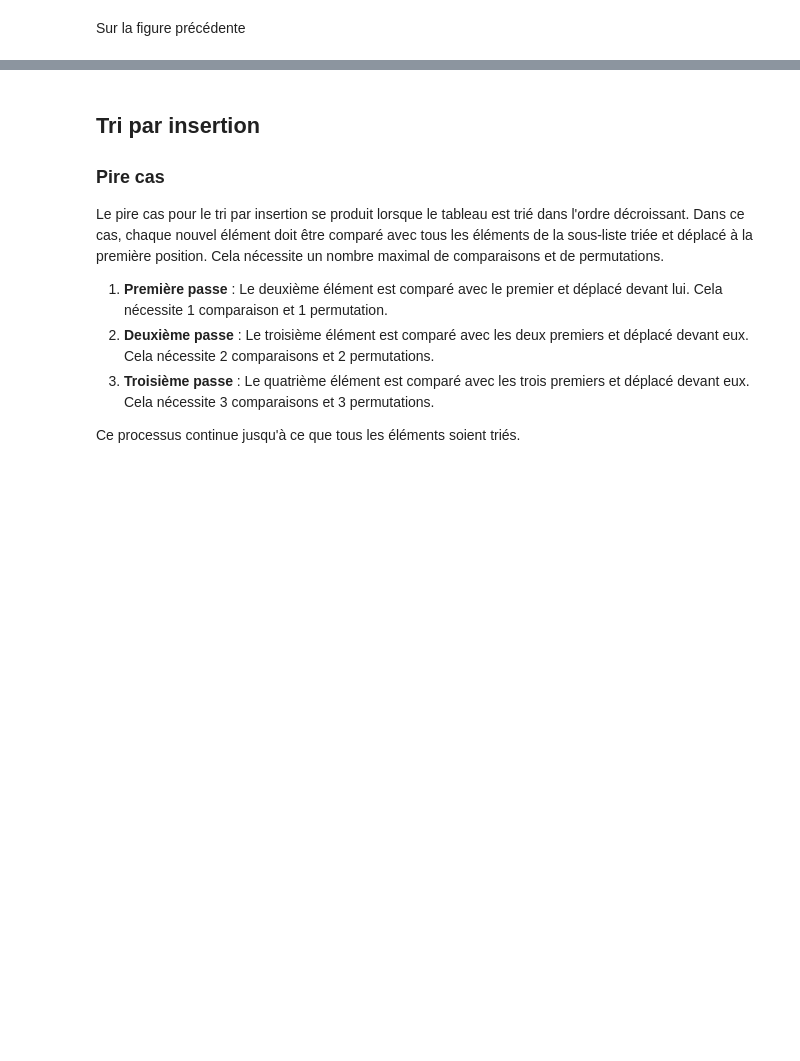
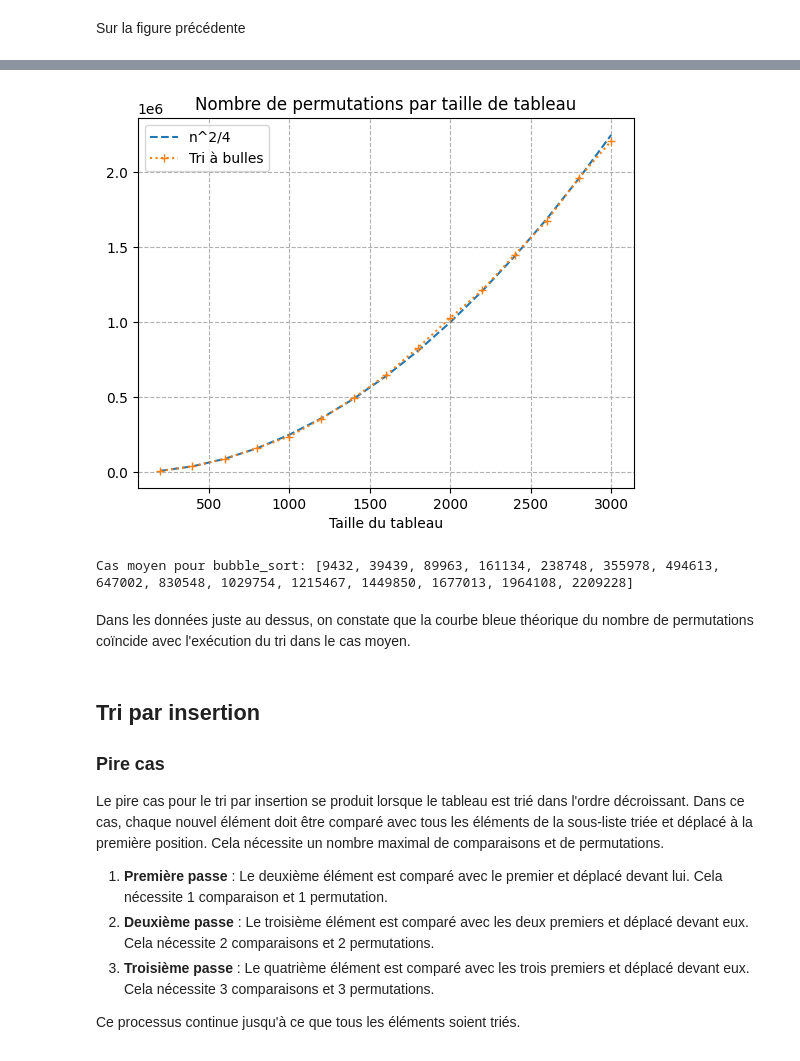
Before and after one commit to Nikoala4/IT4A, a Jupyter notebook: IT4A_Complexity_Project.ipynb, the cells around one changed output, grey strips where cells are left out. Drawn from its saved outputs; the diff is of its cells as text; code cells hidden in the pictures; blank space fills up the shorter version.

```diff
--- a/IT4A_Complexity_Project.ipynb
+++ b/IT4A_Complexity_Project.ipynb
@@ -731,6 +752,56 @@ Donc on peut dire qu'il s'agit d'une lecture de liste. Soit une compléxité $O(
 ### Cas Moyen
 
 Le cas moyen de permutations pour le tri à bulles est de $\frac{n^2}{4}$. Et l'on peut le vérifier expérimentalement. ()
+# %%
+def calculer_cas_moyen(fct_tri, type_donnees='random', nlist=15, nval=200):
+    operations = []
+    tailles = []
+
+    operations_par_taille = [0] * nlist
+
+    # Création des tableaux
+    taille_tableaux, listDataRandom, listDataSorted, listDataInvertedSorted, listDataPartiallySorted, listDataWithDuplicates = create_data(nlist, nval)
+    dataTest = {
+        'random': listDataRandom,
+        'sorted': listDataSorted,
+        'inverted': listDataInvertedSorted,
+        'partial': listDataPartiallySorted,
+        'duplicates': listDataWithDuplicates
+    }
+
+    for i, data in enumerate(dataTest[type_donnees]):
+        _,_, ops = fct_tri(data)
+        operations_par_taille[i] += ops
+
+    operations_par_taille = [ops for ops in operations_par_taille]
+    # Courbe théorique n^2/4
+    operations_theoriques = [(n**2)/4 for n in taille_tableaux]
+    plt.plot(taille_tableaux, operations_theoriques, label='n^2/4', linestyle='--')
+
+    plt.plot(taille_tableaux, operations_par_taille, label='Tri à bulles',linestyle=':', marker='+')
+    plt.xlabel('Taille du tableau')
+    plt.title('Nombre de permutations par taille de tableau')
+
+    plt.legend()
+
+    plt.grid(True, linestyle='--')
+
+    plt.title('Nombre de permutations par taille de tableau')
+    plt.legend()
+    plt.grid(True)
+    plt.show()
+
+    return operations_par_taille
+
+# Exemple d'utilisation avec bubble_sort
+cas_moyen_bubble_sort = calculer_cas_moyen(bubble_sort_with_stats, type_donnees='random')
+
+print(f"Cas moyen pour bubble_sort: {cas_moyen_bubble_sort}")
+# %% [output]
+[figure, added]
+Cas moyen pour bubble_sort: [9432, 39439, 89963, 161134, 238748, 355978, 494613, 647002, 830548, 1029754, 1215467, 1449850, 1677013, 1964108, 2209228]
+# %% [markdown]
+Dans les données juste au dessus, on constate que la courbe bleue théorique du nombre de permutations coïncide avec l'exécution du tri dans le cas moyen.
 # %% [markdown]
 
 ## Tri par insertion
```
Also changed, not shown: parts of 10 cells of this notebook.
